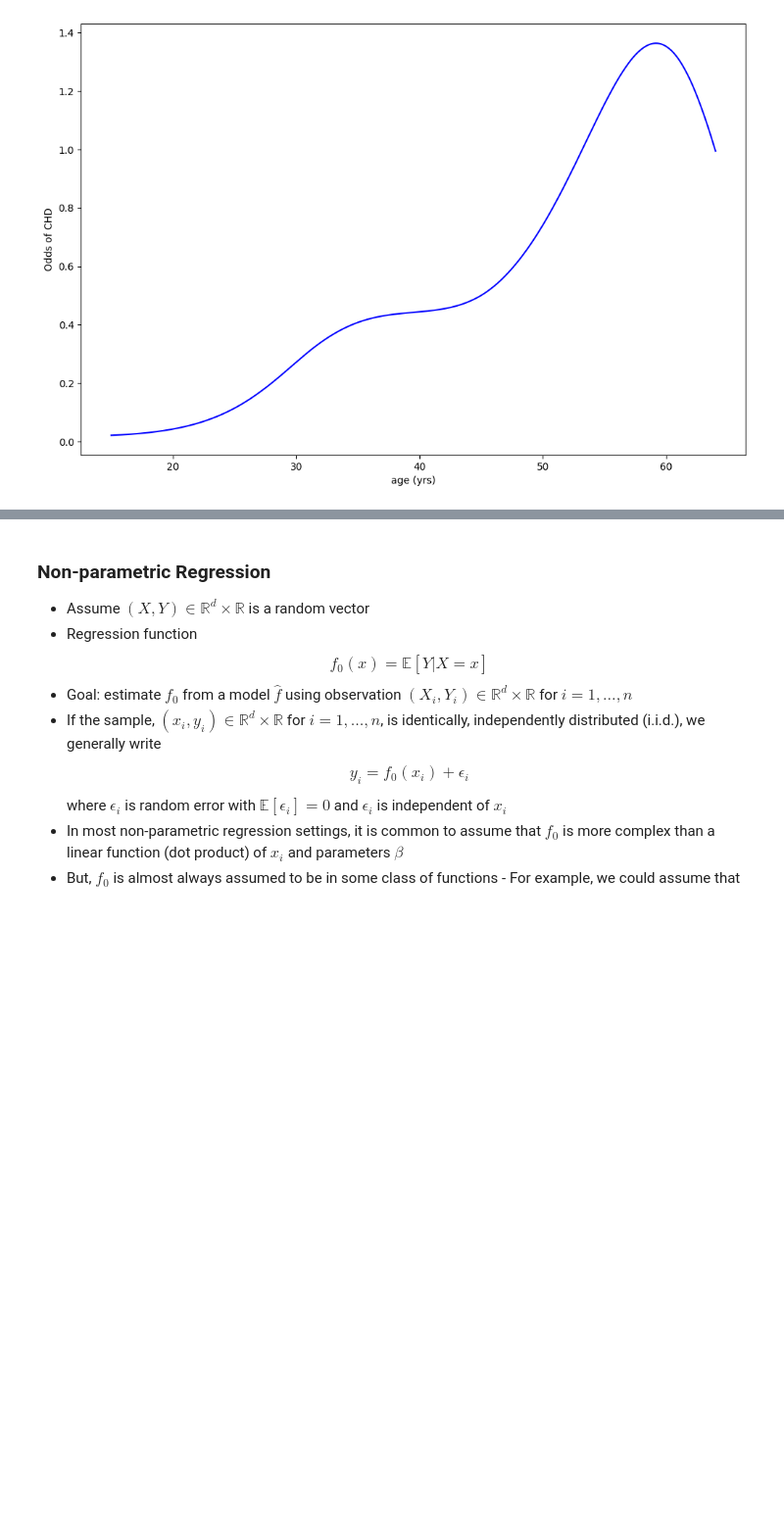
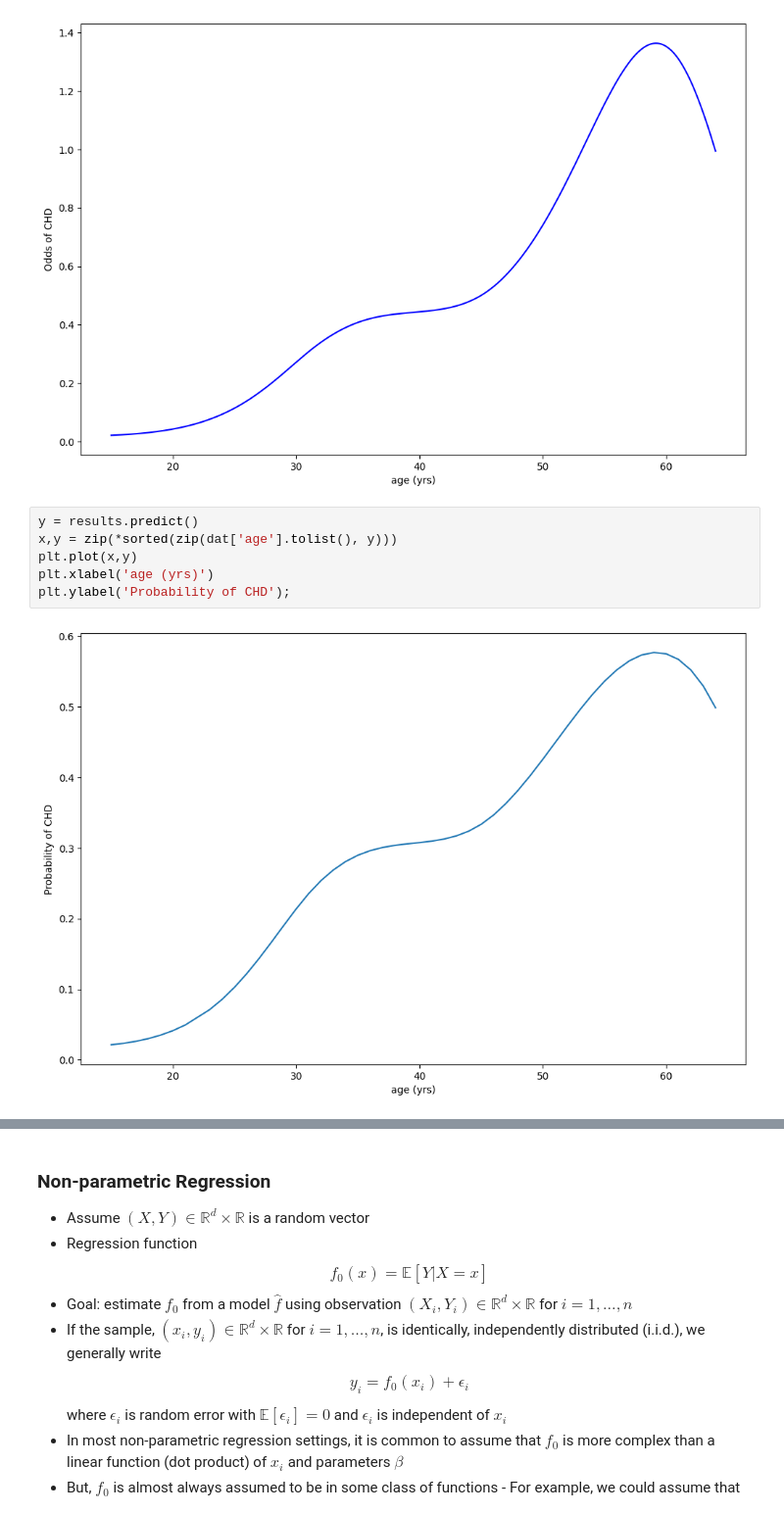
Before and after one commit to omesner/UMSTATS504, a Jupyter notebook: splines/splines.ipynb, the cells around one changed output, grey strips where cells are left out. Shown at 98% size. Cells and saved outputs as stored; diff of their text form; blank space fills up the shorter version.

```diff
--- a/splines/splines.ipynb
+++ b/splines/splines.ipynb
@@ -636,3 +643,11 @@ plt.xlabel('age (yrs)')
 plt.ylabel('Odds of CHD');
 # %% [output]
 [figure]
+# %%
+y = results.predict()
+x,y = zip(*sorted(zip(dat['age'].tolist(), y)))
+plt.plot(x,y)
+plt.xlabel('age (yrs)')
+plt.ylabel('Probability of CHD');
+# %% [output]
+[figure, added]
```
Also changed, not shown: parts of 28 cells of this notebook.
